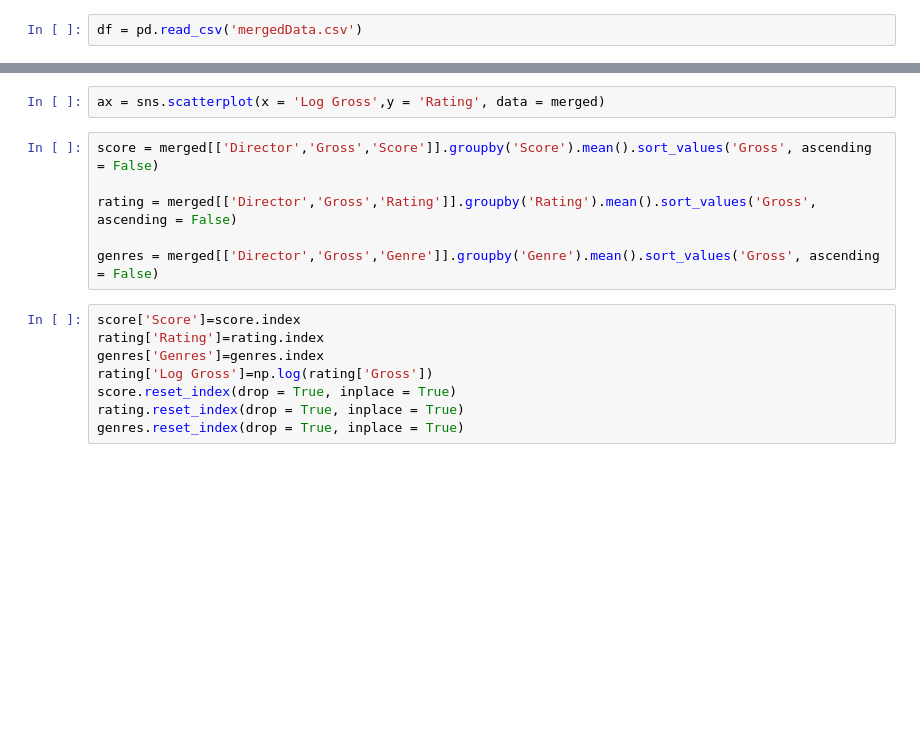
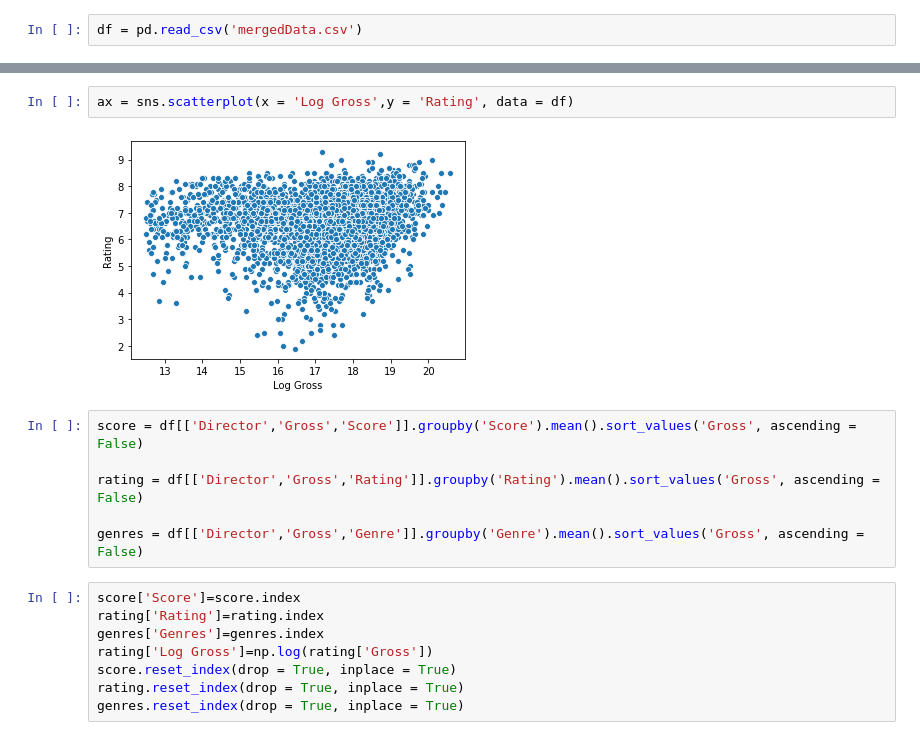
Before and after one commit to CaryMosley/Mod1Project, a Jupyter notebook: DataAnalysis.ipynb, the cells around one changed output, grey strips where cells are left out. Saved outputs shown, nothing was run; the diff lists cells and outputs as text; blank space fills up the shorter version.

```diff
--- a/DataAnalysis.ipynb
+++ b/DataAnalysis.ipynb
@@ -18,11 +52,13 @@ ax = sns.scatterplot(x = 'Gross',y = 'Rating', data = merged)
 # %%
-ax = sns.scatterplot(x = 'Log Gross',y = 'Rating', data = merged)
+ax = sns.scatterplot(x = 'Log Gross',y = 'Rating', data = df)
+# %% [output]
+[figure, added]
 # %%
-score = merged[['Director','Gross','Score']].groupby('Score').mean().sort_values('Gross', ascending = False)
+score = df[['Director','Gross','Score']].groupby('Score').mean().sort_values('Gross', ascending = False)
 
-rating = merged[['Director','Gross','Rating']].groupby('Rating').mean().sort_values('Gross', ascending = False)
+rating = df[['Director','Gross','Rating']].groupby('Rating').mean().sort_values('Gross', ascending = False)
 
-genres = merged[['Director','Gross','Genre']].groupby('Genre').mean().sort_values('Gross', ascending = False)
+genres = df[['Director','Gross','Genre']].groupby('Genre').mean().sort_values('Gross', ascending = False)
 # %%
 score['Score']=score.index
 rating['Rating']=rating.index
```
Also changed, not shown: parts of 9 cells of this notebook, 1 other file.
